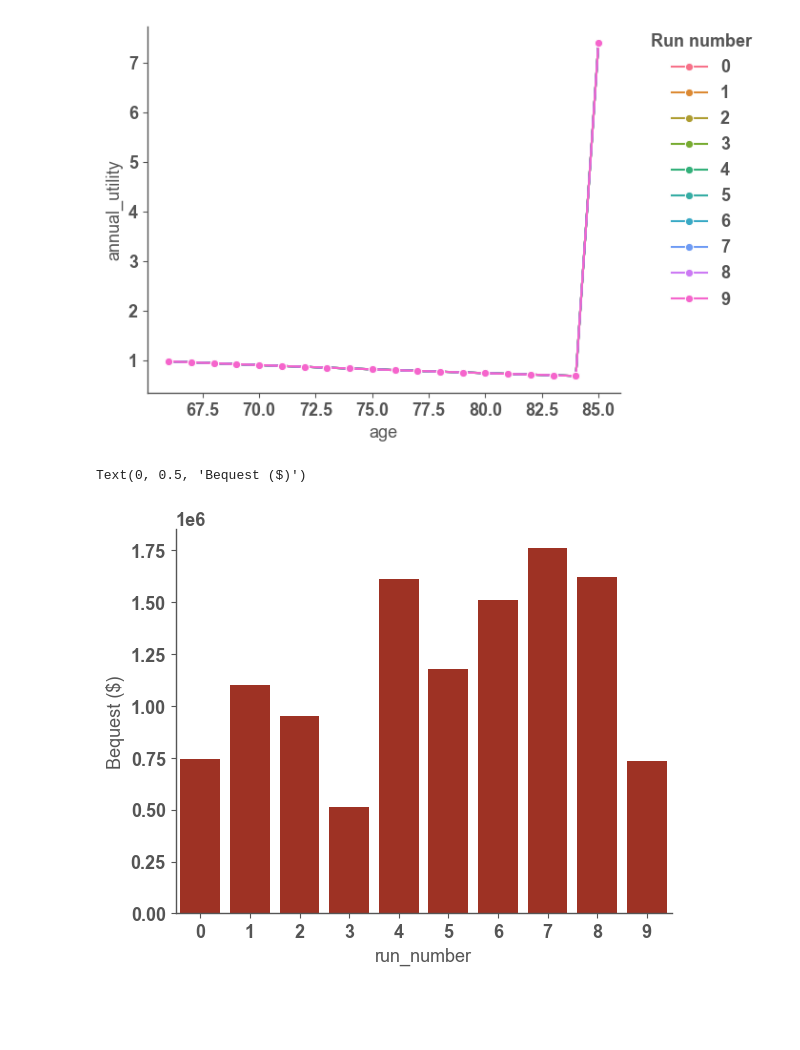
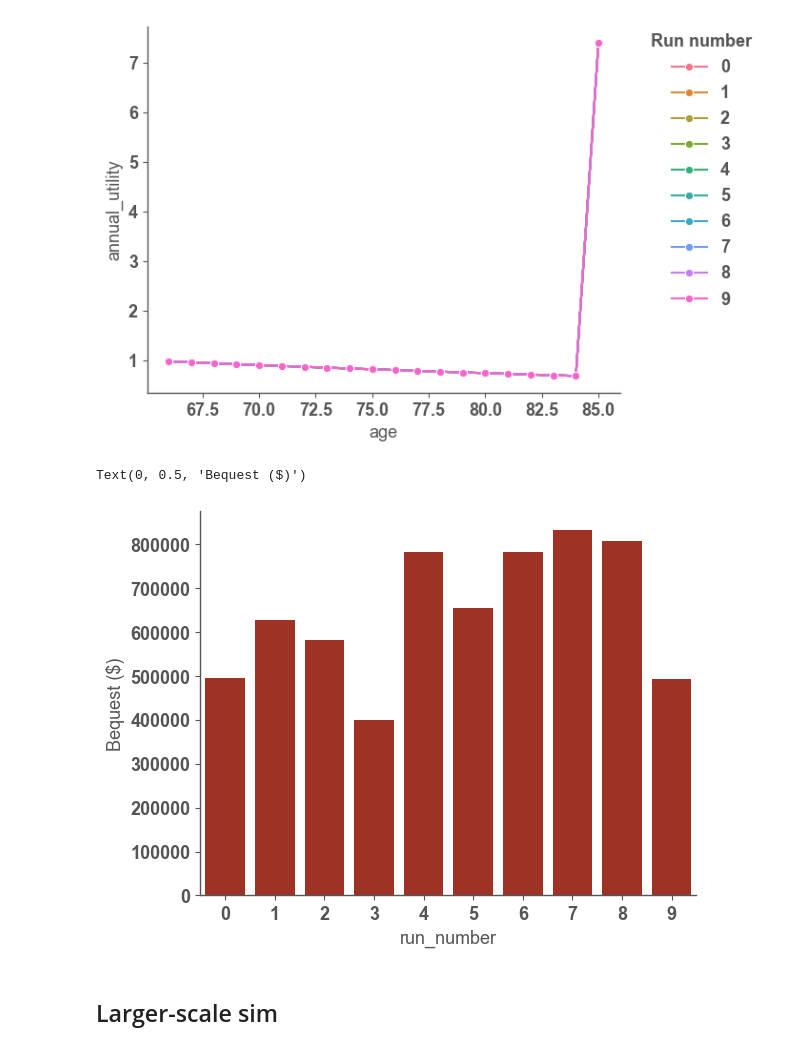
Before and after one commit to jaryaman/financial-decisions, a Jupyter notebook: notebooks/6-monte-carlo.ipynb, the cells around one changed output. Cells and saved outputs as stored; diff of their text form; code cells hidden in the pictures; blank space fills up the shorter version.

```diff
--- a/notebooks/6-monte-carlo.ipynb
+++ b/notebooks/6-monte-carlo.ipynb
@@ -60,5 +61,7 @@ ax.set_title(
 # %%
-initial_assets = Assets(tax_free=400_000.0, taxable=600_000.0, tax_rate=0.2)
+initial_assets = Assets(
+    tax_free=400_000.0, taxable=600_000.0, tax_rate=0.2, inflation_rate=0.02
+)
 preferences = Preferences(bequest_param=10)
 
 sims = simulate_life_paths(
@@ -66,6 +69,7 @@ sims = simulate_life_paths(
     expected_return_risky=0.09,
     std_dev_return_risky=0.20,
     risk_free_rate=0.04,
+    inflation_rate=0.02,
     pref=preferences,
     a=initial_assets,
     social_security=30_000.0,
@@ -94,13 +100,15 @@ plt.legend(
 # %%
 ax = sb.barplot(
     sims.sort("age")
     .group_by("run_number")
-    .agg(col("bequest").last())
+    .agg(col("bequest_post_inflation").last())
     .sort("run_number"),
     x="run_number",
-    y="bequest",
+    y="bequest_post_inflation",
 )
 ax.set_ylabel("Bequest ($)")
 # %% [output]
 Text(0, 0.5, 'Bequest ($)')
-[figure, old version]
+[figure, new version]
+# %% [markdown]
+## Larger-scale sim
```
Also changed, not shown: parts of 9 cells of this notebook, 2 other files.
